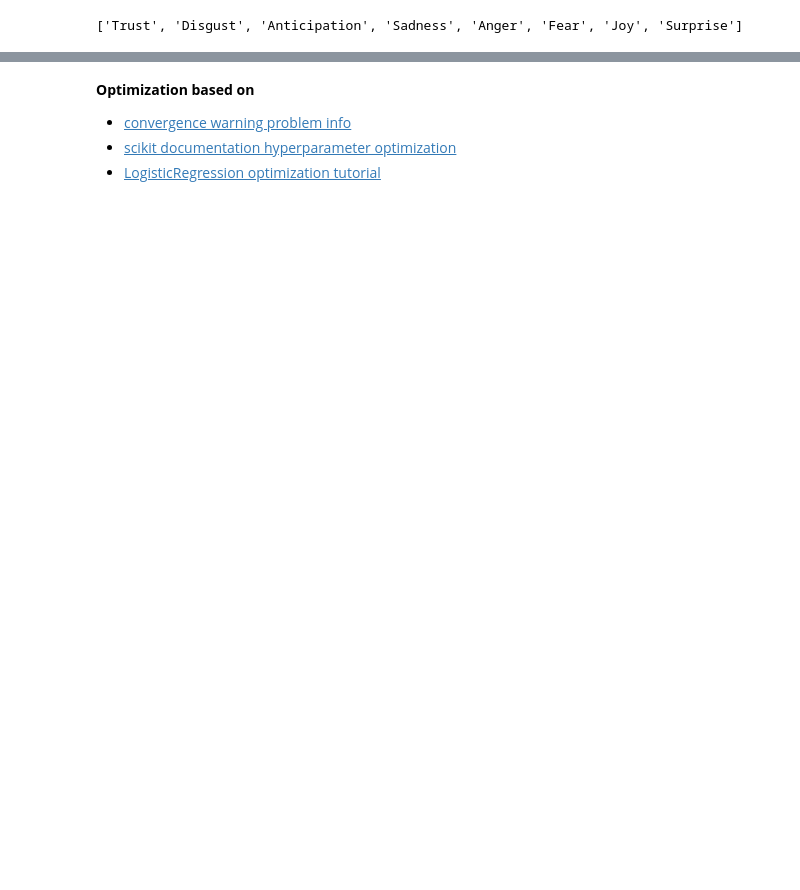
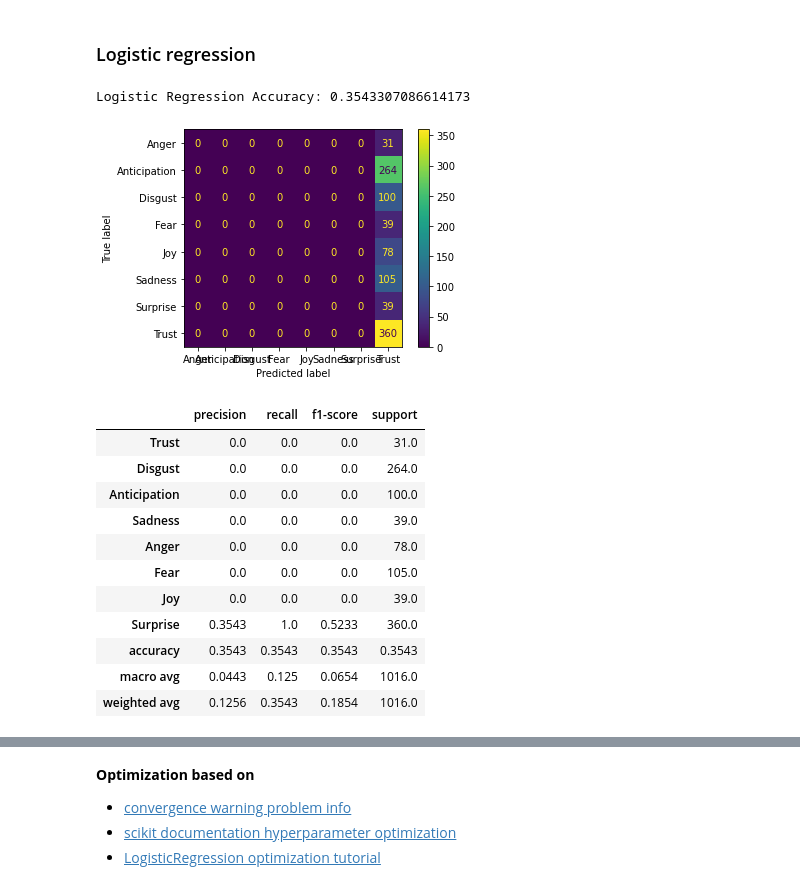
Before and after one commit to Ixurano/Project-Pettersson-Nylund, a Jupyter notebook: logistic_regression_spacy.ipynb, the cells around one changed output, grey strips where cells are left out. Saved outputs shown, nothing was run; the diff lists cells and outputs as text; code cells hidden in the pictures; blank space fills up the shorter version.

Commit message:
Topic Modeling Base

```diff
--- a/logistic_regression_spacy.ipynb
+++ b/logistic_regression_spacy.ipynb
@@ -159,18 +187,68 @@ bow_vector = CountVectorizer(tokenizer=spacy_tokenizer, ngram_range=(1,1), vocab
 bigram_vector = CountVectorizer(tokenizer=spacy_tokenizer, ngram_range=(2, 2))
 
 tfidf_vector = TfidfVectorizer(tokenizer=spacy_tokenizer) # accuracy: 0.15846456692913385
-# %%
-# read dataset
-df = pd.read_excel('Diabetes-classification.xlsx', sheet_name ='Emotions')
-
-# Preparing dataset
-X = df.loc[:,'discussion_text']# the features we want to analyze
-ylabels = df.loc[:,'Label']# the labels, or answers, we want to test against
-
-# removes all duplicates from list
-Labels = list(dict.fromkeys(ylabels))
-print(Labels)
-
-X_train, X_test, y_train, y_test = train_test_split(X, ylabels, test_size=0.3)
-# %% [output]
-['Trust', 'Disgust', 'Anticipation', 'Sadness', 'Anger', 'Fear', 'Joy', 'Surprise']
+# %% [markdown]
+### Logistic regression
+# %%
+# Emotion datset
+classifier = LogisticRegression( C=0.0005180859503235987, penalty='l2', solver='lbfgs', dual=False, multi_class='multinomial', tol=1e-3, max_iter=1000)
+#classifier = LogisticRegression( C=0.5163551401869159, penalty='l2', solver='lbfgs', class_weight='balanced', dual=False, multi_class='multinomial', tol=1e-3, max_iter=10000)
+
+# Patient Journey & tf-idf accuracy: 0.48598130841121495
+# classifier = LogisticRegression(
+#     penalty="l2",
+#     solver="lbfgs",
+#     multi_class='multinomial',
+#     class_weight='balanced',
+#     dual=False,
+#     tol=1e-3,
+#     random_state=123,
+#     C=1.5132766395582273, #1.2692331122575984
+#     fit_intercept=False,
+#     n_jobs=-1,
+# )
+
+
+# patient jurney 0.5163551401869159
+# Create pipeline using Bag of Words
+pipe = Pipeline([
+  ('cleaner', predictors()),
+  ('vectorizer', bow_vector), # bow_vector, bigram_vector, tfidf_vector
+  ('classifier', classifier)
+])
+
+# model generation
+pipe.fit(X_train,y_train)
+
+# Predicting with a test dataset
+predicted = pipe.predict(X_test)
+
+# Model Accuracy
+print("Logistic Regression Accuracy:", metrics.accuracy_score(y_test, predicted))
+#print("Logistic Regression Precision:",metrics.precision_score(y_test, predicted))
+#print("Logistic Regression Recall:",metrics.recall_score(y_test, predicted))
+
+import matplotlib.pyplot as plt
+from sklearn.metrics import plot_confusion_matrix
+plot_confusion_matrix(pipe, X_test, y_test)
+plt.show()
+
+measures_info = metrics.classification_report(y_test, predicted, target_names=Labels, output_dict=True) #, labels=np.unique(predictions)
+info = pd.DataFrame(measures_info).transpose()
+info = info.round(decimals=4).astype(object)
+display(info)
+# %% [output]
+Logistic Regression Accuracy: 0.3543307086614173
+[figure, added]
+|  | precision | recall | f1-score | support |
+| Trust | 0.0 | 0.0 | 0.0 | 31.0 |
+| Disgust | 0.0 | 0.0 | 0.0 | 264.0 |
+| Anticipation | 0.0 | 0.0 | 0.0 | 100.0 |
+| Sadness | 0.0 | 0.0 | 0.0 | 39.0 |
+| Anger | 0.0 | 0.0 | 0.0 | 78.0 |
+| Fear | 0.0 | 0.0 | 0.0 | 105.0 |
+| Joy | 0.0 | 0.0 | 0.0 | 39.0 |
+| Surprise | 0.3543 | 1.0 | 0.5233 | 360.0 |
+| accuracy | 0.3543 | 0.3543 | 0.3543 | 0.3543 |
+| macro avg | 0.0443 | 0.125 | 0.0654 | 1016.0 |
+| weighted avg | 0.1256 | 0.3543 | 0.1854 | 1016.0 |
```
Also changed, not shown: parts of 18 cells of this notebook, 3 other files.
